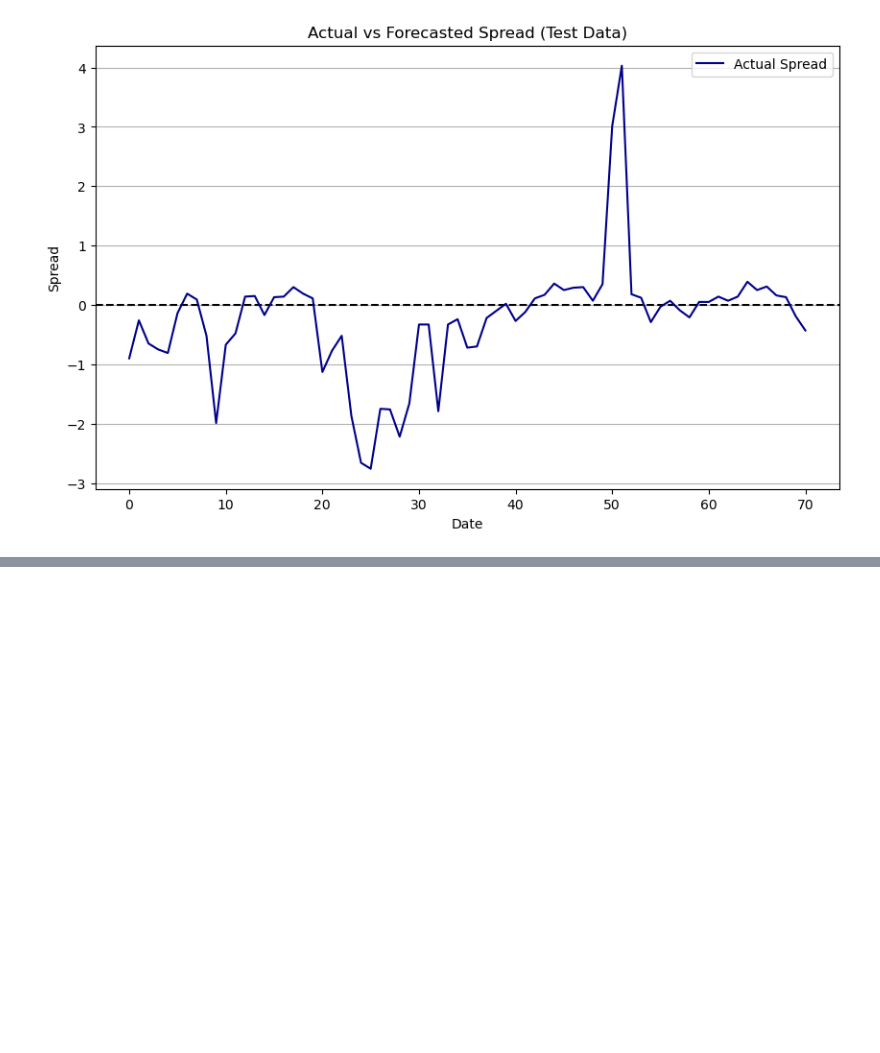
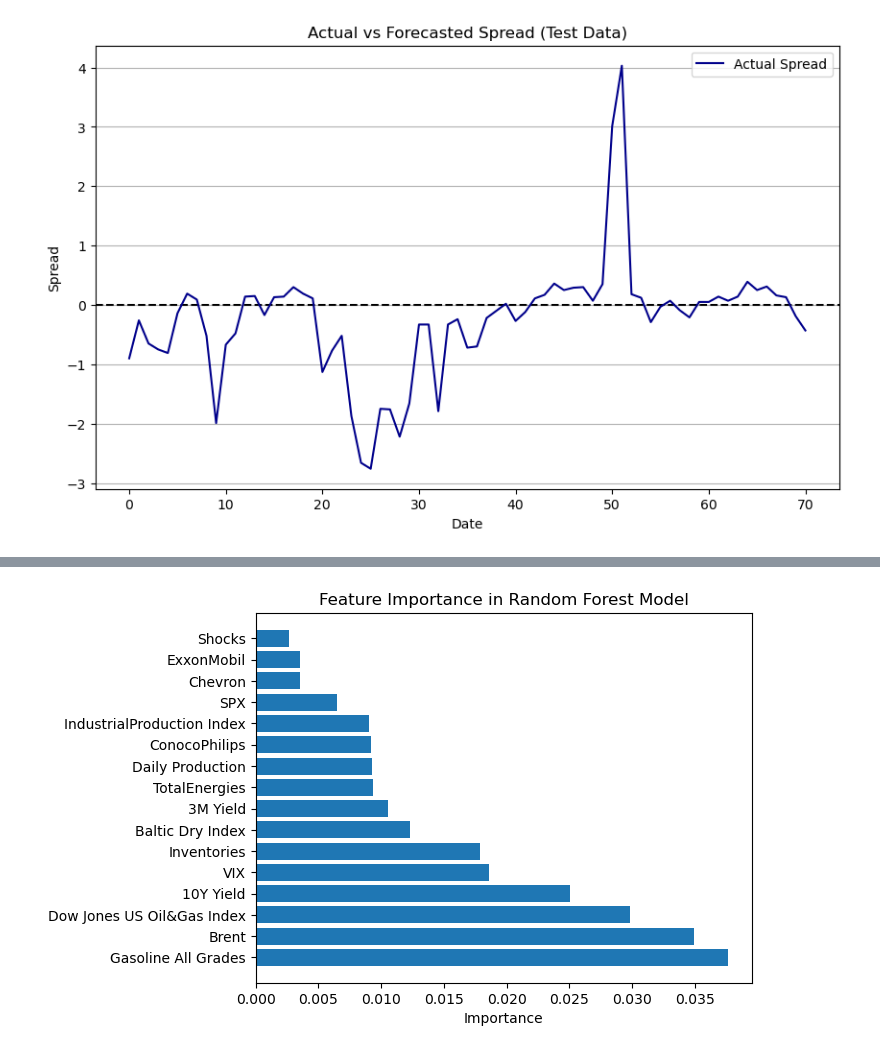
Before and after one commit to j0nl925/MSc-Finance-Econometrics-Coursework, a Jupyter notebook: Coursework.ipynb, the cells around one changed output, grey strips where cells are left out. Saved outputs shown, nothing was run; the diff lists cells and outputs as text; code cells hidden in the pictures; blank space fills up the shorter version.

Commit message:
Changed model

```diff
--- a/Coursework.ipynb
+++ b/Coursework.ipynb
@@ -226,3 +317,22 @@ Mean Absolute Error (MAE): 0.488
+# %%
+# Assuming rf_model is your RandomForestRegressor and X is your feature data
+feature_importances = rf_model.feature_importances_
+feature_names = X.columns
+
+# Create a DataFrame for feature importances
+importance_df = pd.DataFrame({
+    'Feature': feature_names,
+    'Importance': feature_importances
+}).sort_values(by='Importance', ascending=False)
+
+# Plot the bar chart with color gradient based on feature importance
+plt.barh(importance_df['Feature'], importance_df['Importance'])
+
+plt.xlabel('Importance')
+plt.title('Feature Importance in Random Forest Model')
+plt.show()
+# %% [output]
+[figure, added]
 # %%
 future_predictions = []
 forecast_std_dev = []
```
Also changed, not shown: parts of 8 cells of this notebook.
